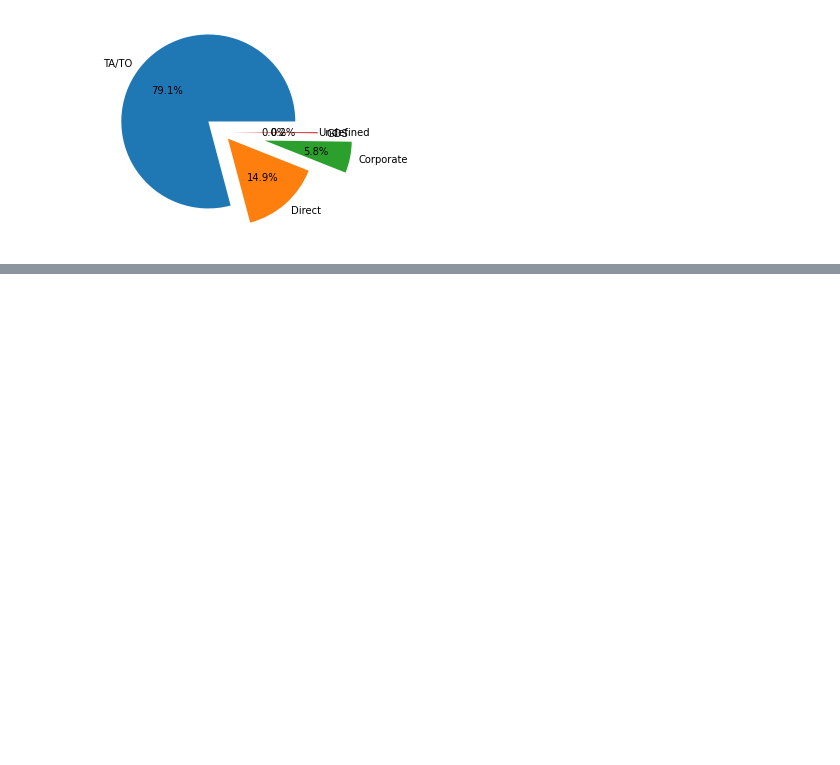
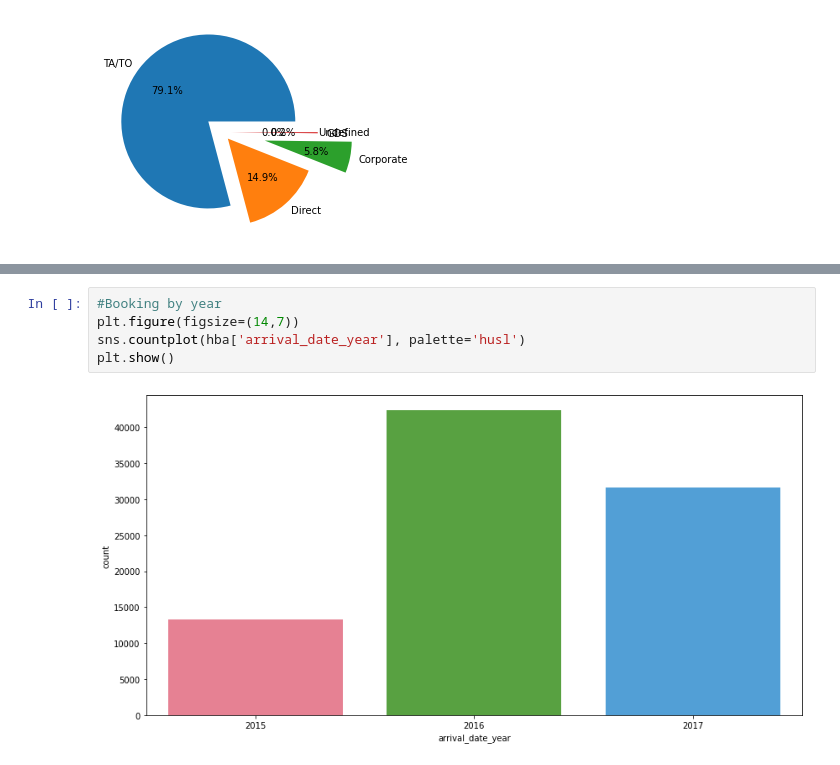
Before and after one commit to Naman2827/hotel-booking-analysis, a Jupyter notebook: Hotel_Booking_Analysis_Capstone_Project.ipynb, the cells around one changed output, grey strips where cells are left out. Cells and saved outputs as stored; diff of their text form; blank space fills up the shorter version.

```diff
--- a/Hotel_Booking_Analysis_Capstone_Project.ipynb
+++ b/Hotel_Booking_Analysis_Capstone_Project.ipynb
@@ -263,0 +318,7 @@ plt.pie(d_c['value'],explode=[0.2,0.1,0.5,0.1,0.000000006], autopct="%.1f%%",lab
+# %%
+#Booking by year
+plt.figure(figsize=(14,7))
+sns.countplot(hba['arrival_date_year'], palette='husl')
+plt.show()
+# %% [output]
+[figure, added]
```
Also changed, not shown: parts of 20 cells of this notebook.
